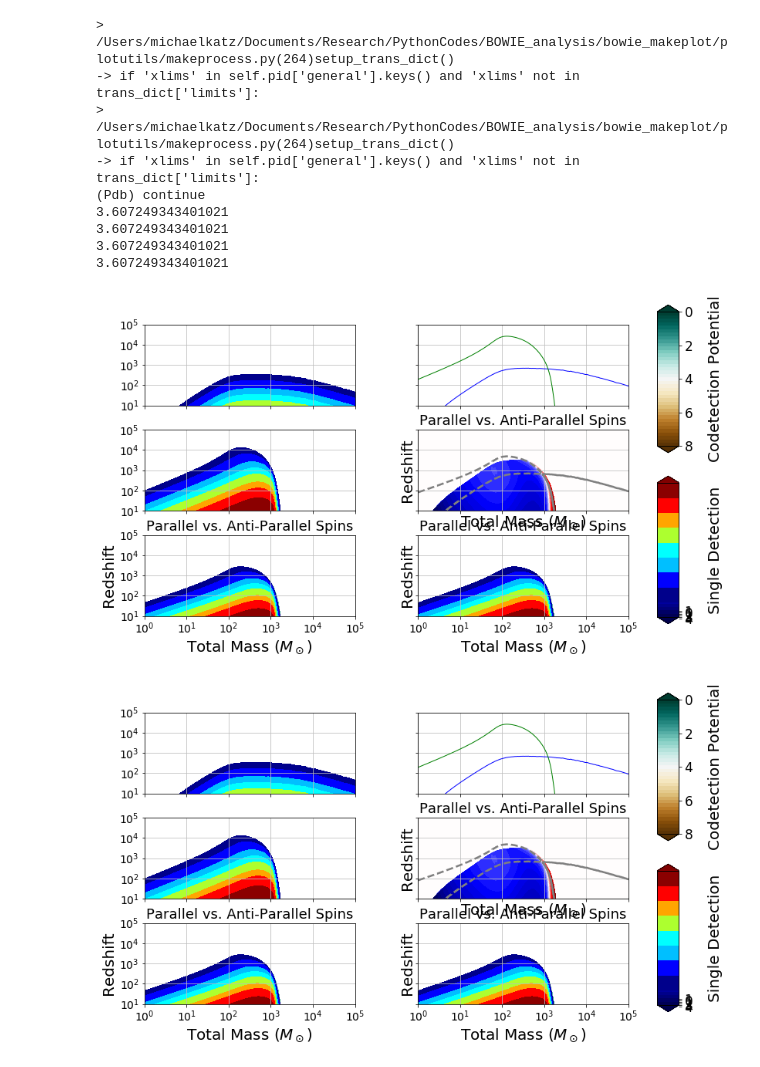
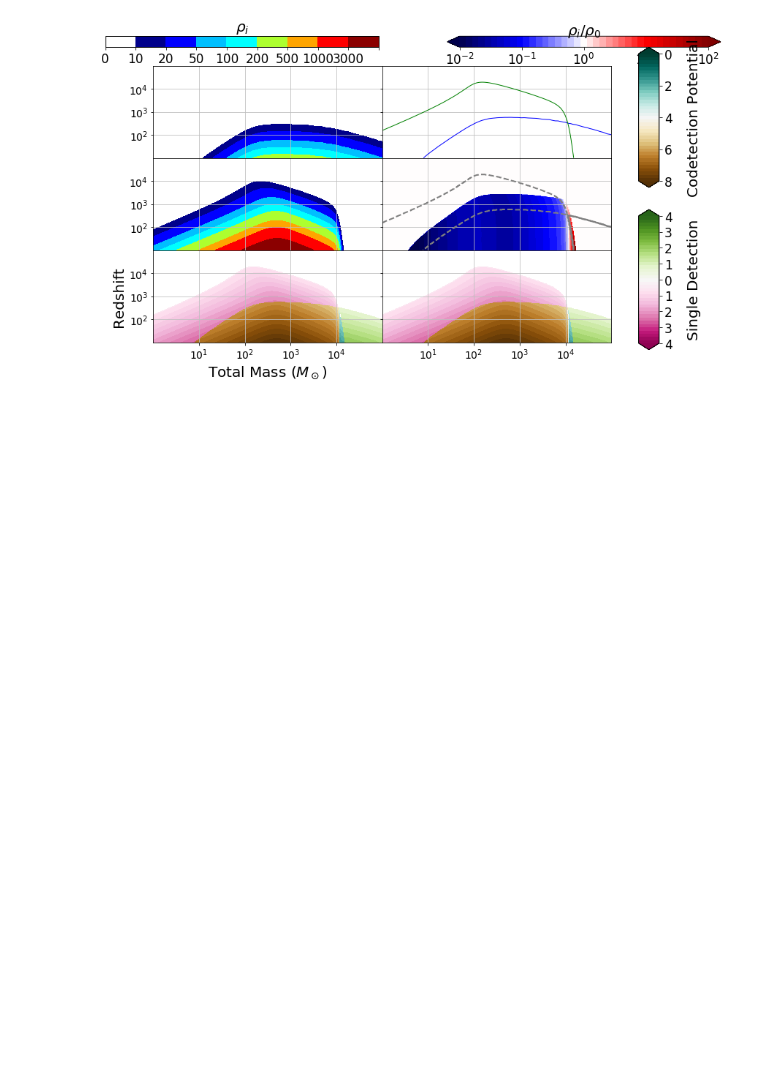
Before and after one commit to mikekatz04/BOWIE, a Jupyter notebook: notebooks/codetection.ipynb, the cells around one changed output. Drawn from its saved outputs; the diff is of its cells as text; code cells hidden in the pictures; blank space fills up the shorter version.

```diff
--- a/notebooks/codetection.ipynb
+++ b/notebooks/codetection.ipynb
@@ -8,7 +183,7 @@ import numpy as np
 # %%
 codet_pot_dict = {
 "general":{
-    "WORKING_DIRECTORY": "notebooks/paper_data",
+    "WORKING_DIRECTORY": "notebooks/example_data",
 
     "SNR_CUT": 5.0,
 
@@ -18,6 +193,7 @@ codet_pot_dict = {
 
     "figure_width": 13.0,
     "figure_height": 7.0,
+    "spacing":"tight",
 
     "num_rows": 3,
     "num_cols": 2,
@@ -29,6 +205,7 @@ codet_pot_dict = {
     "ylims": [1.0, 5.0],
     "dy": 1.0,
     "yscale": "log",
+    "colorbars":{"Waterfall":{"pos":3}, "Ratio":{"pos":4}}
     },
 
 
@@ -37,8 +214,8 @@ codet_pot_dict = {
     {
     "0":{
         "file":[
-            {"name":"LISA_small_binaries_100_year.hdf5",
-             "label":"LISA_prop_curve_all"}
+            {"name":"LISA_early_50_year_q8_s8.hdf5",
+             "label":"PL_all"}
             ],
         "type":"Waterfall",
         },
@@ -46,7 +223,7 @@ codet_pot_dict = {
     "2":{
         "file":[
             {"name":"LIGO_q8_s8.hdf5",
-             "label":"LIGO_ASD_all"}
+             "label":"LIGO_all"}
             ],
         "type":"Waterfall",
         },
@@ -61,55 +238,36 @@ codet_pot_dict = {
         "type": "Ratio",
         "control":
             {"index": 2},
-        "label":
-            {"title": "Parallel vs. Anti-Parallel Spins",
-             "title_fontsize": 18,  "xlabel": r"Total Mass ($M_\odot$)",
-             "ylabel": "Redshift"},
         #"extra":
         #    {"ratio_contour_lines":True}
         },
     "4":{
         "indices": 0,
         "type": "CodetectionPotential",
         "control":
             {"index": 2},
         "label":
-            {"title": "Parallel vs. Anti-Parallel Spins",
-             "title_fontsize": 18,  "xlabel": r"Total Mass ($M_\odot$)",
+            {"xlabel": r"Total Mass ($M_\odot$)",
              "ylabel": "Redshift"},
         "limits":
             {"ylims":[0.0, 10.0]}
         #"extra":
         #    {"ratio_contour_lines":True}
         },
     "5":{
         "indices": 0,
         "type": "CodetectionPotential",
         "control":
             {"index": 2},
-        "label":
-            {"title": "Parallel vs. Anti-Parallel Spins",
-             "title_fontsize": 18,  "xlabel": r"Total Mass ($M_\odot$)",
-             "ylabel": "Redshift"},
         #"extra":
         #    {"ratio_contour_lines":True}
         },
     }
 }
 
 plot_main(codet_pot_dict)
 # %% [output]
-> /Users/michaelkatz/Documents/Research/PythonCodes/BOWIE_analysis/bowie_makeplot/plotutils/makeprocess.py(264)setup_trans_dict()
--> if 'xlims' in self.pid['general'].keys() and 'xlims' not in trans_dict['limits']:
-> /Users/michaelkatz/Documents/Research/PythonCodes/BOWIE_analysis/bowie_makeplot/plotutils/makeprocess.py(264)setup_trans_dict()
--> if 'xlims' in self.pid['general'].keys() and 'xlims' not in trans_dict['limits']:
-(Pdb) continue
-3.607249343401021
-3.607249343401021
-3.607249343401021
-3.607249343401021
-[figure, old version]
+[figure, new version]
-[figure, removed]
 # %%
 codet_pot_dict = {
 "general":{
```
Also changed, not shown: parts of 3 cells of this notebook, 1 other file.
